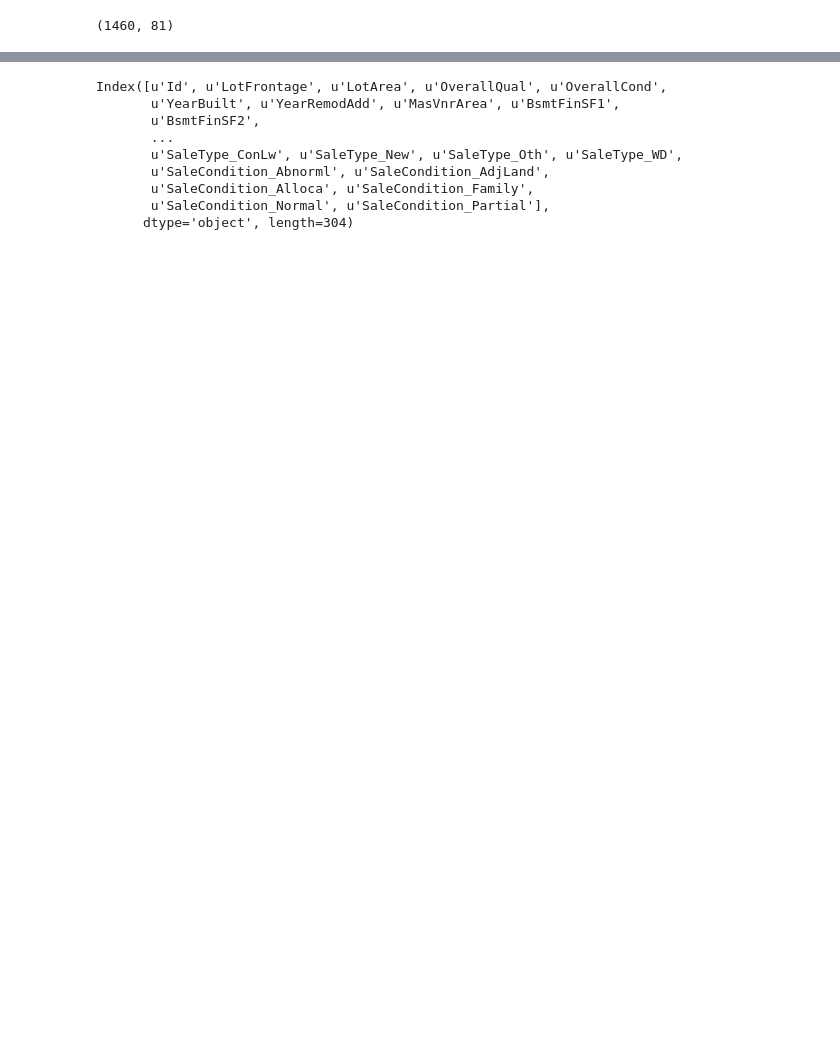
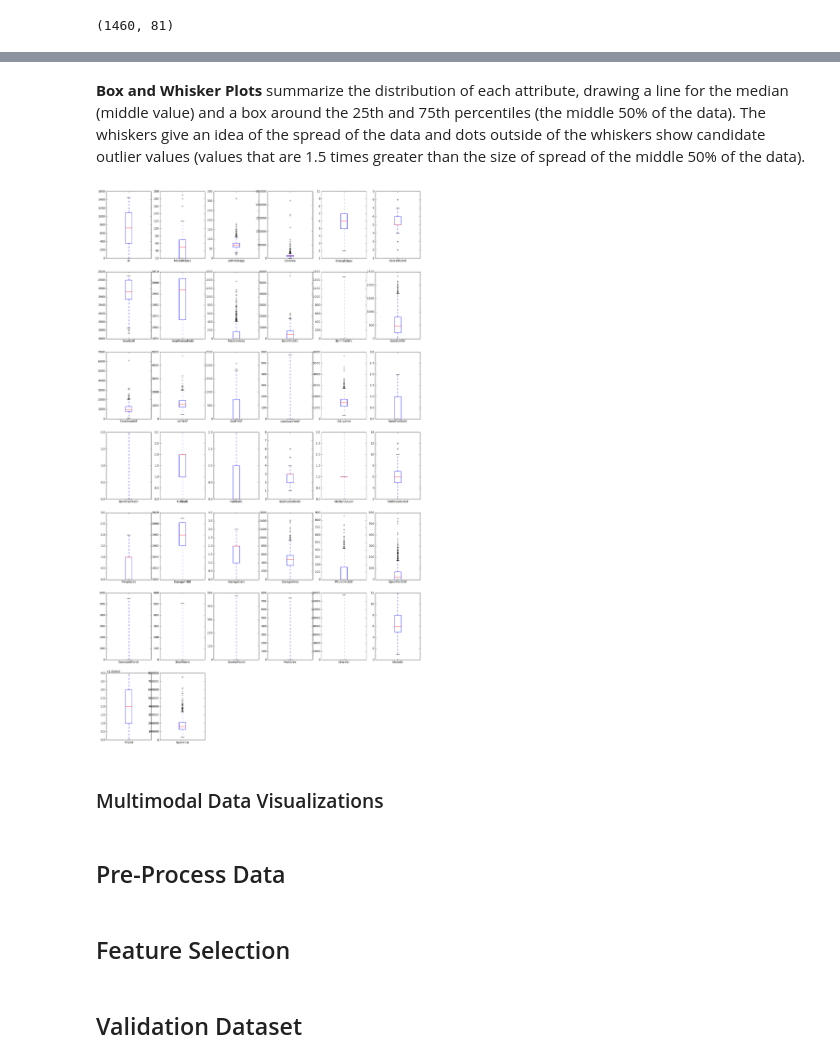
Before and after one commit to donigian/machine_learning_nano_degree, a Jupyter notebook: Ames/Model-Selection.ipynb, the cells around one changed output, grey strips where cells are left out. Saved outputs shown, nothing was run; the diff lists cells and outputs as text; code cells hidden in the pictures; blank space fills up the shorter version.

Commit message:
WIP: Training baseline model

```diff
--- a/Ames/Model-Selection.ipynb
+++ b/Ames/Model-Selection.ipynb
@@ -60,3 +176,12 @@ array([[1, 60, 'RL', ..., 2008, 'WD', 'Normal'],
+# %% [markdown]
+**Box and Whisker Plots** summarize the distribution of each attribute, drawing a line for the median (middle value) and a box around the 25th and 75th percentiles (the middle 50% of the data). The whiskers give an idea of the spread of the data and dots outside of the whiskers show candidate outlier values (values that are 1.5 times greater than the size of spread of the middle 50% of the data).
+# %%
+ames_train.plot(kind='box', subplots=True, figsize=(20, 35), layout=(7,6), sharex=False, sharey=False)
+plt.show()
+# %% [output]
+[figure, added]
+# %% [markdown]
+### Multimodal Data Visualizations
 # %%
 categorical_features=['MSSubClass','MSZoning','Street','Alley','LotShape','LandContour','Utilities',
                       'LotConfig','LandSlope','Neighborhood','Condition1','Condition2','BldgType','HouseStyle',
@@ -68 +195,7 @@ categorical_features=['MSSubClass','MSZoning','Street','Alley','LotShape','LandC
+# %% [markdown]
+## Pre-Process Data
+# %% [markdown]
+## Feature Selection
+# %% [markdown]
+## Validation Dataset
 # %%
@@ -71,12 +203,0 @@ encoded_x_test = pd.get_dummies(ames_test,columns = categorical_features)
-# %%
-encoded_x_train.columns
-# %% [output]
-Index([u'Id', u'LotFrontage', u'LotArea', u'OverallQual', u'OverallCond',
-       u'YearBuilt', u'YearRemodAdd', u'MasVnrArea', u'BsmtFinSF1',
-       u'BsmtFinSF2',
-       ...
-       u'SaleType_ConLw', u'SaleType_New', u'SaleType_Oth', u'SaleType_WD',
-       u'SaleCondition_Abnorml', u'SaleCondition_AdjLand',
-       u'SaleCondition_Alloca', u'SaleCondition_Family',
-       u'SaleCondition_Normal', u'SaleCondition_Partial'],
-      dtype='object', length=304)
```
Also changed, not shown: parts of 34 cells of this notebook.
